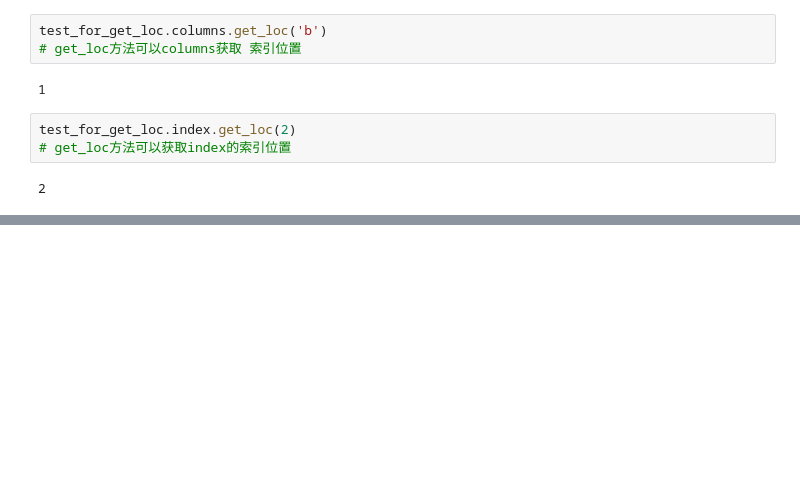
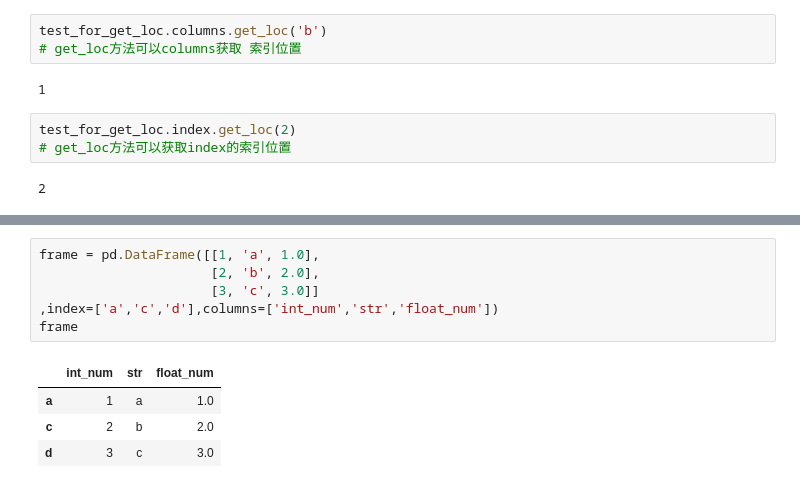
Before and after one commit to MMMMysticY/Python-For-Data-Analysis, a Jupyter notebook: 常用方法.ipynb, the cells around one changed output, grey strips where cells are left out. Saved outputs shown, nothing was run; the diff lists cells and outputs as text; blank space fills up the shorter version.

```diff
--- a/常用方法.ipynb
+++ b/常用方法.ipynb
@@ -256,0 +295,11 @@ test_for_get_loc.index.get_loc(2)
+# %%
+frame = pd.DataFrame([[1, 'a', 1.0],
+                      [2, 'b', 2.0],
+                      [3, 'c', 3.0]]
+,index=['a','c','d'],columns=['int_num','str','float_num'])
+frame
+# %% [output]
+|  | int_num | str | float_num |
+| a | 1 | a | 1.0 |
+| c | 2 | b | 2.0 |
+| d | 3 | c | 3.0 |
```
Also changed, not shown: parts of 21 cells of this notebook, 1 other file.
